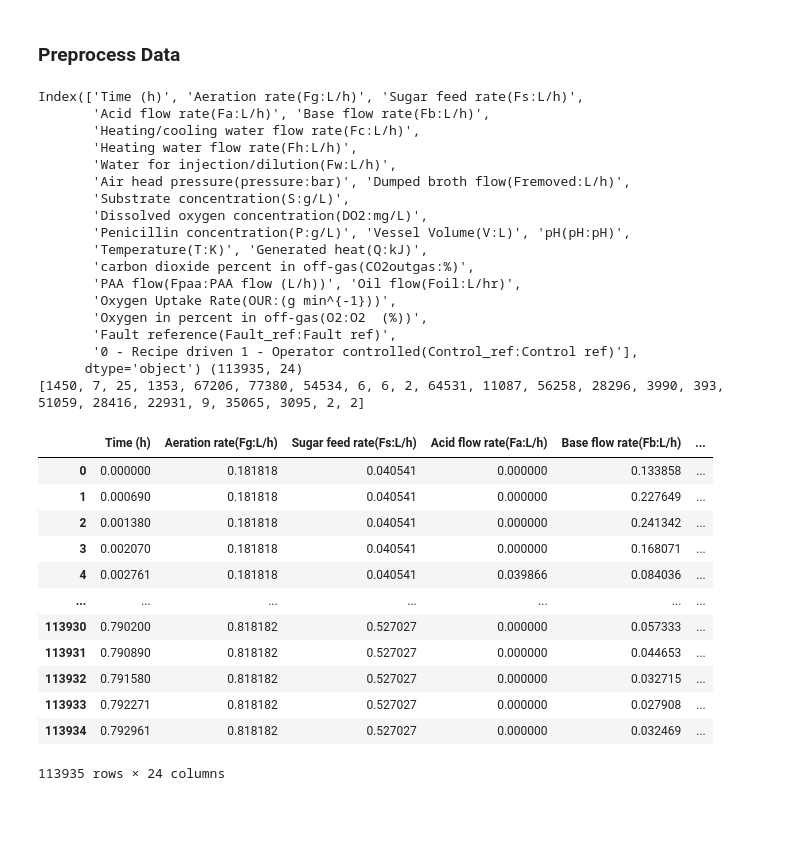
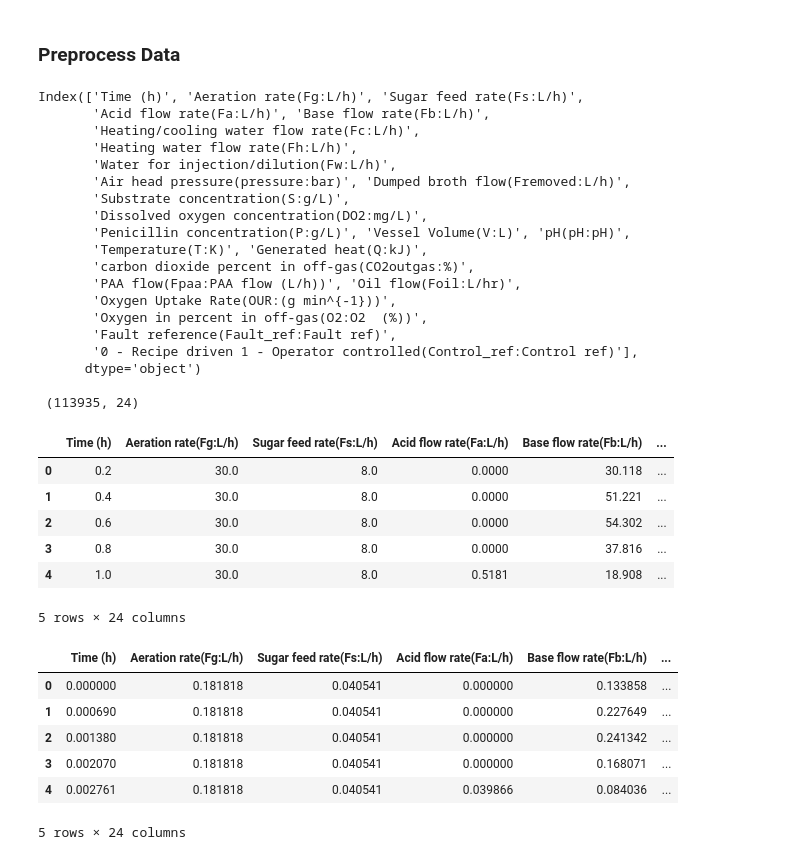
Before and after one commit to plutoniumm/MLTests, a Jupyter notebook: penicillin-prediction.ipynb, the cells around one changed output. Saved outputs shown, nothing was run; the diff lists cells and outputs as text; code cells hidden in the pictures; blank space fills up the shorter version.

Commit message:
Scale & Split

```diff
--- a/penicillin-prediction.ipynb
+++ b/penicillin-prediction.ipynb
@@ -11,7 +12,7 @@ from sklearn.preprocessing import MinMaxScaler;
 # %%
 data = pd.read_csv('data/clean_data.csv');
 print(data.columns, "\n\n" ,data.shape);
-data
+data.head()
 # %% [output]
 Index(['Time (h)', 'Aeration rate(Fg:L/h)', 'Sugar feed rate(Fs:L/h)',
        'Acid flow rate(Fa:L/h)', 'Base flow rate(Fb:L/h)',
@@ -29,24 +30,27 @@ Index(['Time (h)', 'Aeration rate(Fg:L/h)', 'Sugar feed rate(Fs:L/h)',
        'Oxygen in percent in off-gas(O2:O2  (%))',
        'Fault reference(Fault_ref:Fault ref)',
        '0 - Recipe driven 1 - Operator controlled(Control_ref:Control ref)'],
-      dtype='object') (113935, 24)
-[1450, 7, 25, 1353, 67206, 77380, 54534, 6, 6, 2, 64531, 11087, 56258, 28296, 3990, 393, 51059, 28416, 22931, 9, 35065, 3095, 2, 2]
+      dtype='object')
+
+ (113935, 24)
+|  | Time (h) | Aeration rate(Fg:L/h) | Sugar feed rate(Fs:L/h) | Acid flow rate(Fa:L/h) | Base flow rate(Fb:L/h) | ... |
+| 0 | 0.2 | 30.0 | 8.0 | 0.0000 | 30.118 | ... |
+| 1 | 0.4 | 30.0 | 8.0 | 0.0000 | 51.221 | ... |
+| 2 | 0.6 | 30.0 | 8.0 | 0.0000 | 54.302 | ... |
+| 3 | 0.8 | 30.0 | 8.0 | 0.0000 | 37.816 | ... |
+| 4 | 1.0 | 30.0 | 8.0 | 0.5181 | 18.908 | ... |
+5 rows × 24 columns
 # %%
+# Scaling from 0-1
 scaler = MinMaxScaler();
 
 d_scaled = pd.DataFrame(scaler.fit_transform(data), columns=data.columns);
-d_scaled
+d_scaled.head()
 # %% [output]
 |  | Time (h) | Aeration rate(Fg:L/h) | Sugar feed rate(Fs:L/h) | Acid flow rate(Fa:L/h) | Base flow rate(Fb:L/h) | ... |
 | 0 | 0.000000 | 0.181818 | 0.040541 | 0.000000 | 0.133858 | ... |
 | 1 | 0.000690 | 0.181818 | 0.040541 | 0.000000 | 0.227649 | ... |
 | 2 | 0.001380 | 0.181818 | 0.040541 | 0.000000 | 0.241342 | ... |
 | 3 | 0.002070 | 0.181818 | 0.040541 | 0.000000 | 0.168071 | ... |
 | 4 | 0.002761 | 0.181818 | 0.040541 | 0.039866 | 0.084036 | ... |
-| ... | ... | ... | ... | ... | ... | ... |
-| 113930 | 0.790200 | 0.818182 | 0.527027 | 0.000000 | 0.057333 | ... |
-| 113931 | 0.790890 | 0.818182 | 0.527027 | 0.000000 | 0.044653 | ... |
-| 113932 | 0.791580 | 0.818182 | 0.527027 | 0.000000 | 0.032715 | ... |
-| 113933 | 0.792271 | 0.818182 | 0.527027 | 0.000000 | 0.027908 | ... |
-| 113934 | 0.792961 | 0.818182 | 0.527027 | 0.000000 | 0.032469 | ... |
-113935 rows × 24 columns
+5 rows × 24 columns
```
Also changed, not shown: parts of 3 cells of this notebook.
